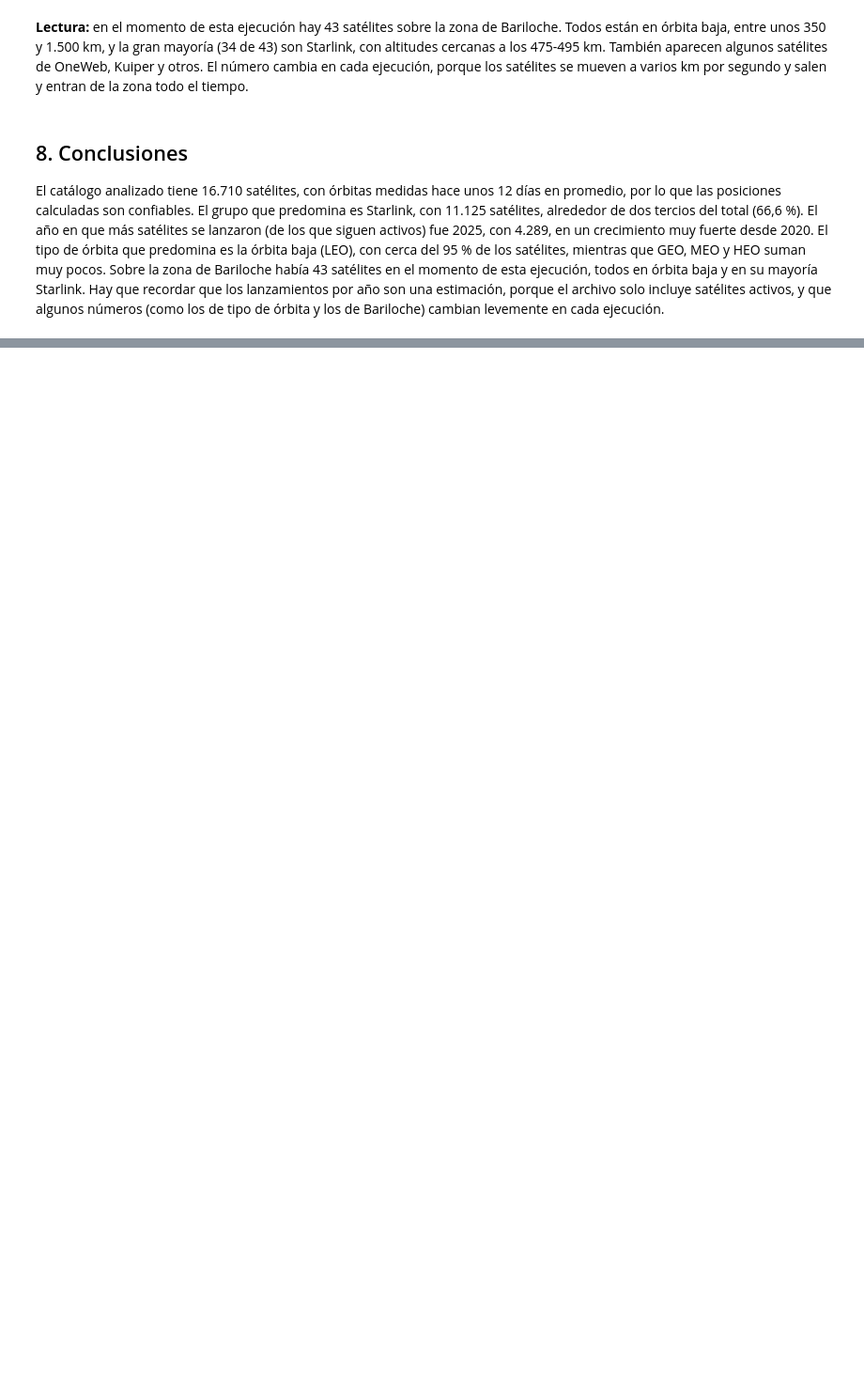
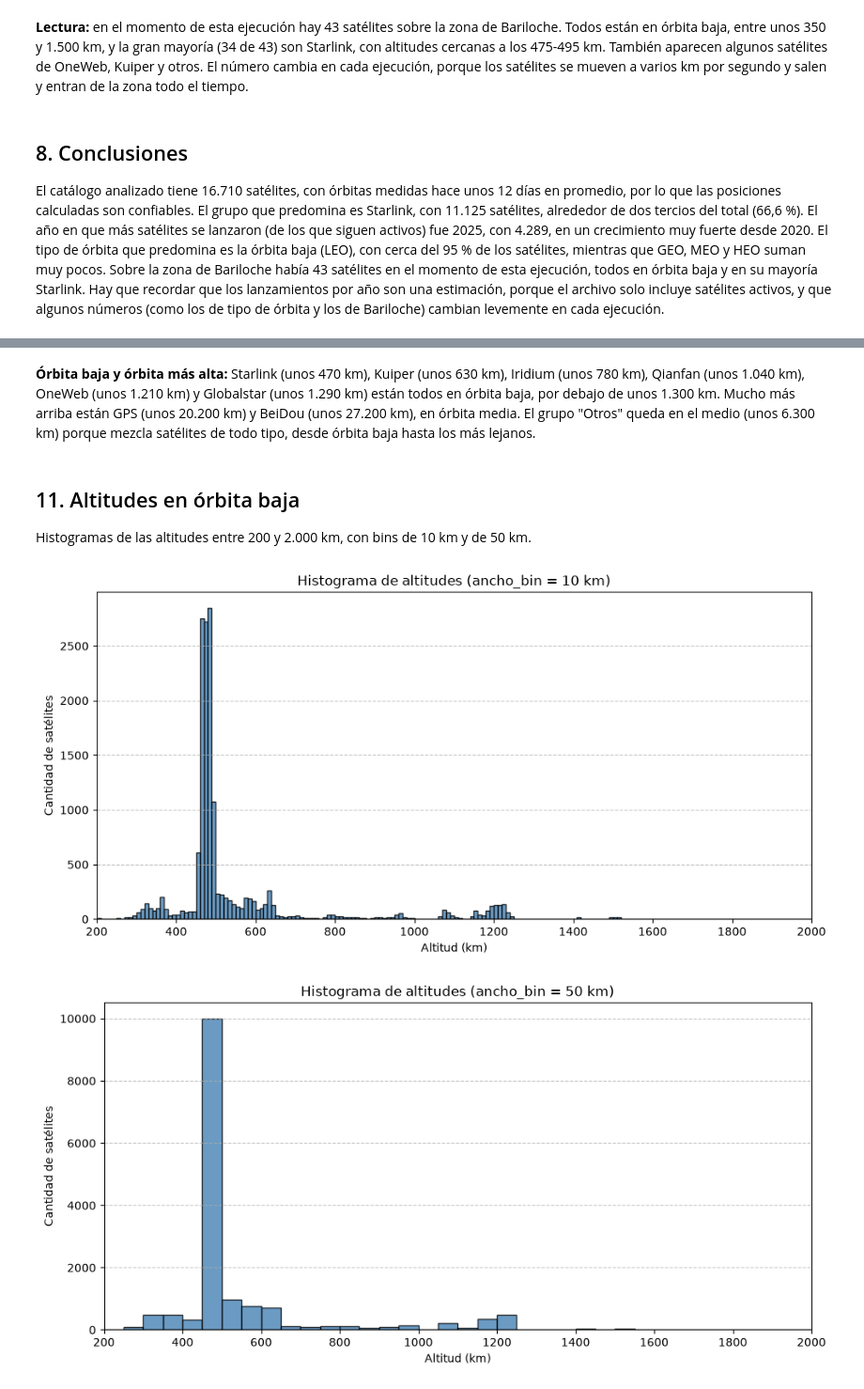
Before and after one commit to Fran-Diz/Proyesat-Diz-Mesa, a Jupyter notebook: informe.ipynb, the cells around one changed output, grey strips where cells are left out. Shown at 94% size. Cells and saved outputs as stored; diff of their text form; code cells hidden in the pictures; blank space fills up the shorter version.

```diff
--- a/informe.ipynb
+++ b/informe.ipynb
@@ -217,0 +269,15 @@ El catálogo analizado tiene 16.710 satélites, con órbitas medidas hace unos 1
+# %% [markdown]
+**Órbita baja y órbita más alta:** Starlink (unos 470 km), Kuiper (unos 630 km), Iridium (unos 780 km), Qianfan (unos 1.040 km), OneWeb (unos 1.210 km) y Globalstar (unos 1.290 km) están todos en órbita baja, por debajo de unos 1.300 km. Mucho más arriba están GPS (unos 20.200 km) y BeiDou (unos 27.200 km), en órbita media. El grupo "Otros" queda en el medio (unos 6.300 km) porque mezcla satélites de todo tipo, desde órbita baja hasta los más lejanos.
+# %% [markdown]
+## 11. Altitudes en órbita baja
+
+Histogramas de las altitudes entre 200 y 2.000 km, con bins de 10 km y de 50 km.
+# %%
+from graficos import plot_histograma_altitudes
+
+altitudes = [s.altitud_km for s in satelites]
+plot_histograma_altitudes(altitudes, ancho_bin=10)
+plot_histograma_altitudes(altitudes, ancho_bin=50)
+# %% [output]
+[figure, added]
+[figure, added]
```
Also changed, not shown: parts of 18 cells of this notebook, 3 other files.
